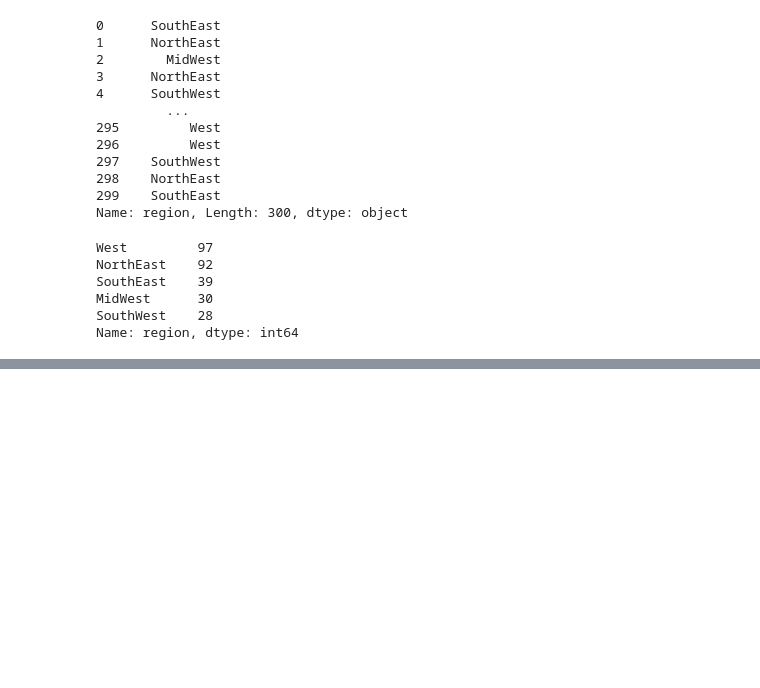
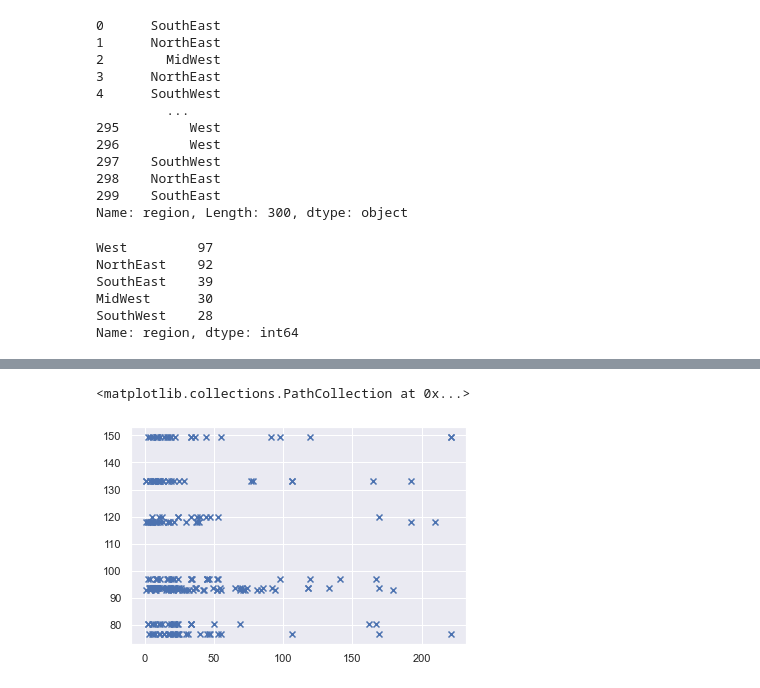
Before and after one commit to enwokoye94/DS-Salary-Analysis, a Jupyter notebook: EDA.ipynb, the cells around one changed output, grey strips where cells are left out. Cells and saved outputs as stored; diff of their text form; code cells hidden in the pictures; blank space fills up the shorter version.

```diff
--- a/EDA.ipynb
+++ b/EDA.ipynb
@@ -229,0 +255,5 @@ jobs.to_csv('eda_cleaned_data.csv', index=False)
+# %%
+plt.scatter(jobs[jobs['company_age'] >= 0].company_age, jobs[jobs['company_age'] >= 0].avg_salary, marker='x')
+# %% [output]
+<matplotlib.collections.PathCollection at 0x...>
+[figure, added]
```
Also changed, not shown: parts of 12 cells of this notebook, 3 other files.
